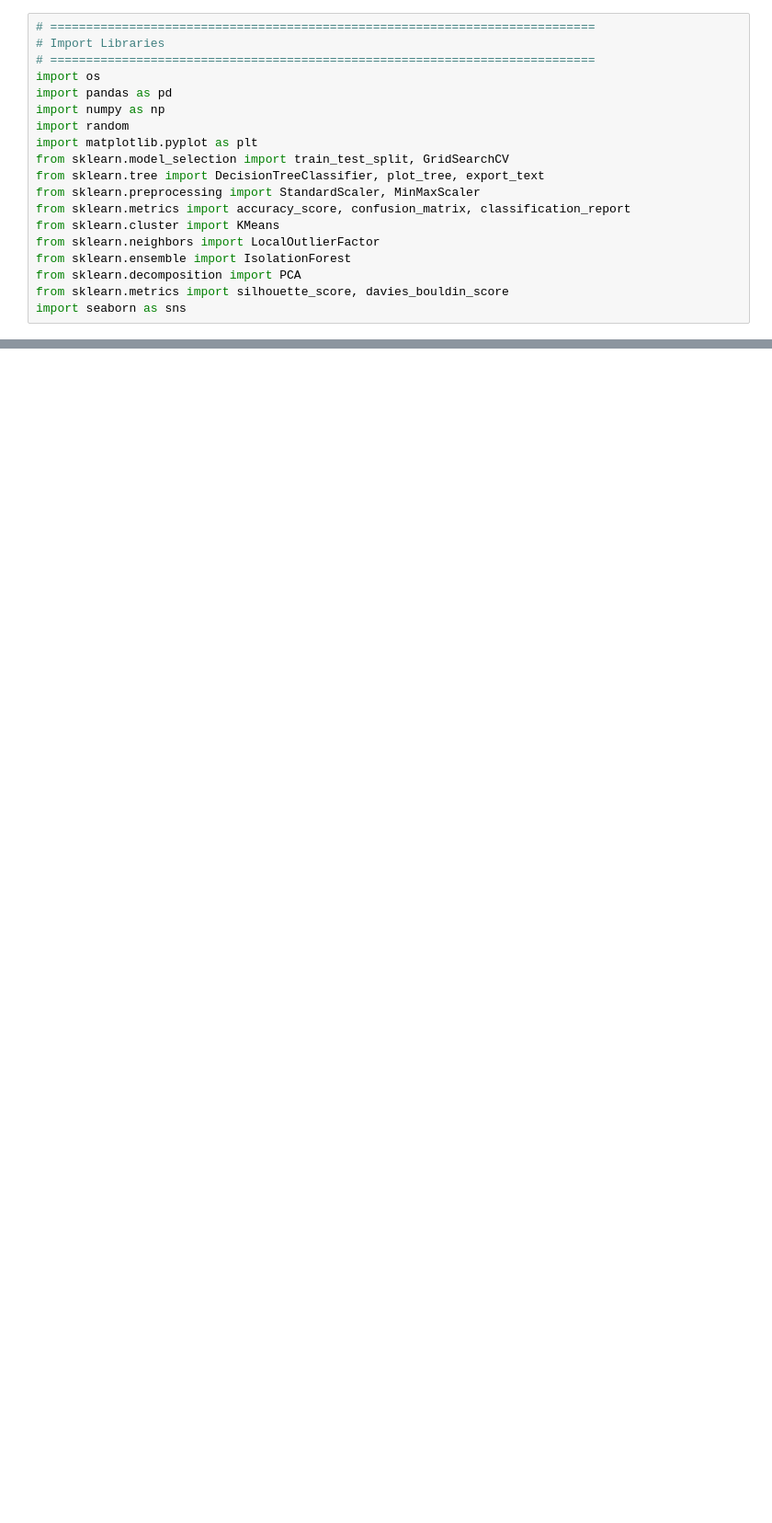
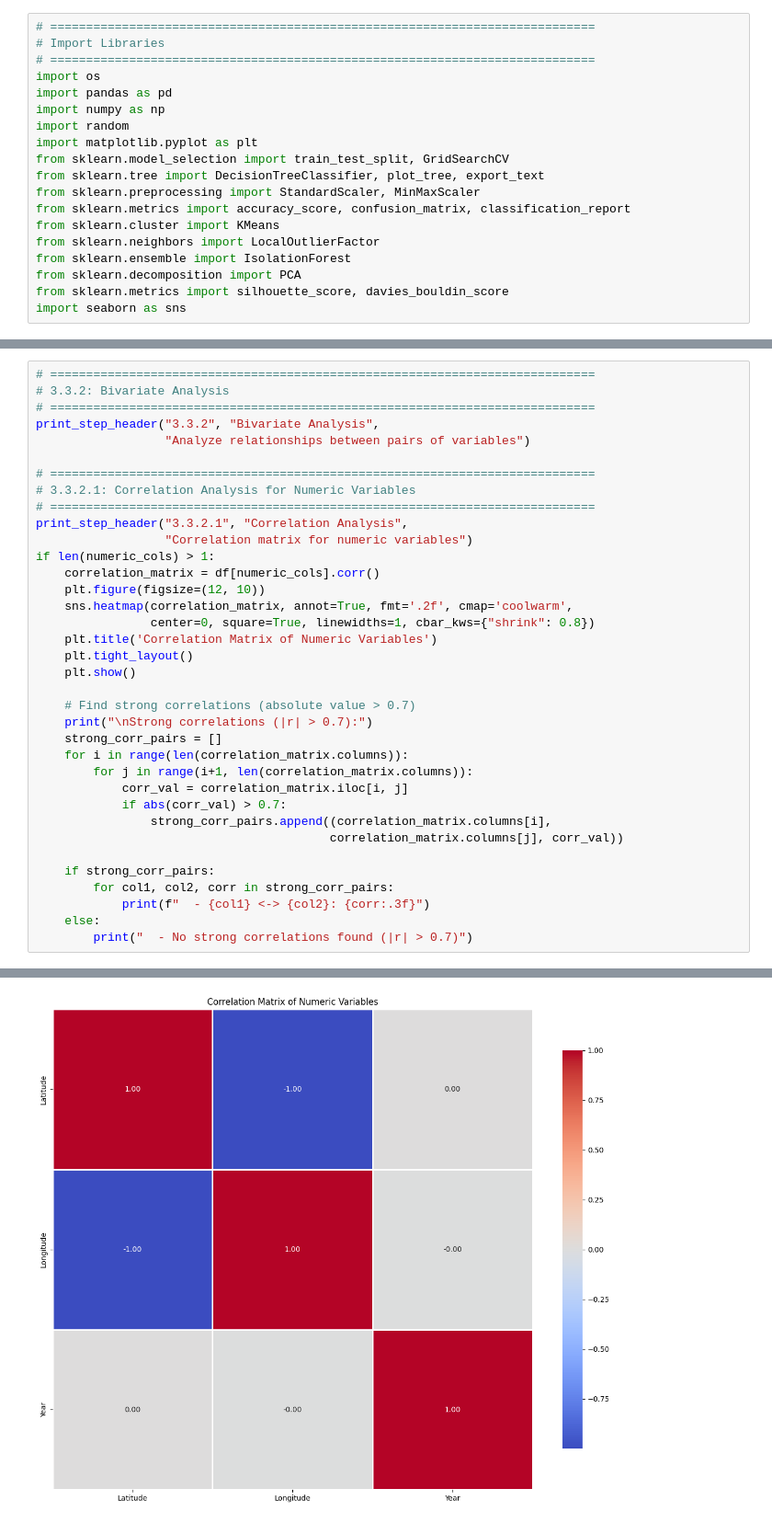
Before and after one commit to zhizhunbao/multi-course-learning-exam-system, a Jupyter notebook: public/pdfs/machine-learning/Final Project Part 1/TrafficViolationAnalysis.ipynb, the cells around one changed output, grey strips where cells are left out. Shown at 92% size. Cells and saved outputs as stored; diff of their text form; blank space fills up the shorter version.

```diff
--- a/public/pdfs/machine-learning/Final Project Part 1/TrafficViolationAnalysis.ipynb
+++ b/public/pdfs/machine-learning/Final Project Part 1/TrafficViolationAnalysis.ipynb
@@ -472,0 +877,37 @@ High cardinality variables (unique > 20):
+# %%
+# ============================================================================
+# 3.3.2: Bivariate Analysis
+# ============================================================================
+print_step_header("3.3.2", "Bivariate Analysis",
+                  "Analyze relationships between pairs of variables")
+
+# ============================================================================
+# 3.3.2.1: Correlation Analysis for Numeric Variables
+# ============================================================================
+print_step_header("3.3.2.1", "Correlation Analysis",
+                  "Correlation matrix for numeric variables")
+if len(numeric_cols) > 1:
+    correlation_matrix = df[numeric_cols].corr()
+    plt.figure(figsize=(12, 10))
+    sns.heatmap(correlation_matrix, annot=True, fmt='.2f', cmap='coolwarm',
+                center=0, square=True, linewidths=1, cbar_kws={"shrink": 0.8})
+    plt.title('Correlation Matrix of Numeric Variables')
+    plt.tight_layout()
+    plt.show()
+
+    # Find strong correlations (absolute value > 0.7)
+    print("\nStrong correlations (|r| > 0.7):")
+    strong_corr_pairs = []
+    for i in range(len(correlation_matrix.columns)):
+        for j in range(i+1, len(correlation_matrix.columns)):
+            corr_val = correlation_matrix.iloc[i, j]
+            if abs(corr_val) > 0.7:
+                strong_corr_pairs.append((correlation_matrix.columns[i],
+                                         correlation_matrix.columns[j], corr_val))
+
+    if strong_corr_pairs:
+        for col1, col2, corr in strong_corr_pairs:
+            print(f"  - {col1} <-> {col2}: {corr:.3f}")
+    else:
+        print("  - No strong correlations found (|r| > 0.7)")
+# %% [output]
@@ -472,0 +923 @@ High cardinality variables (unique > 20):
+[figure, added]
```
Also changed, not shown: parts of 22 cells of this notebook, 33 other files.
